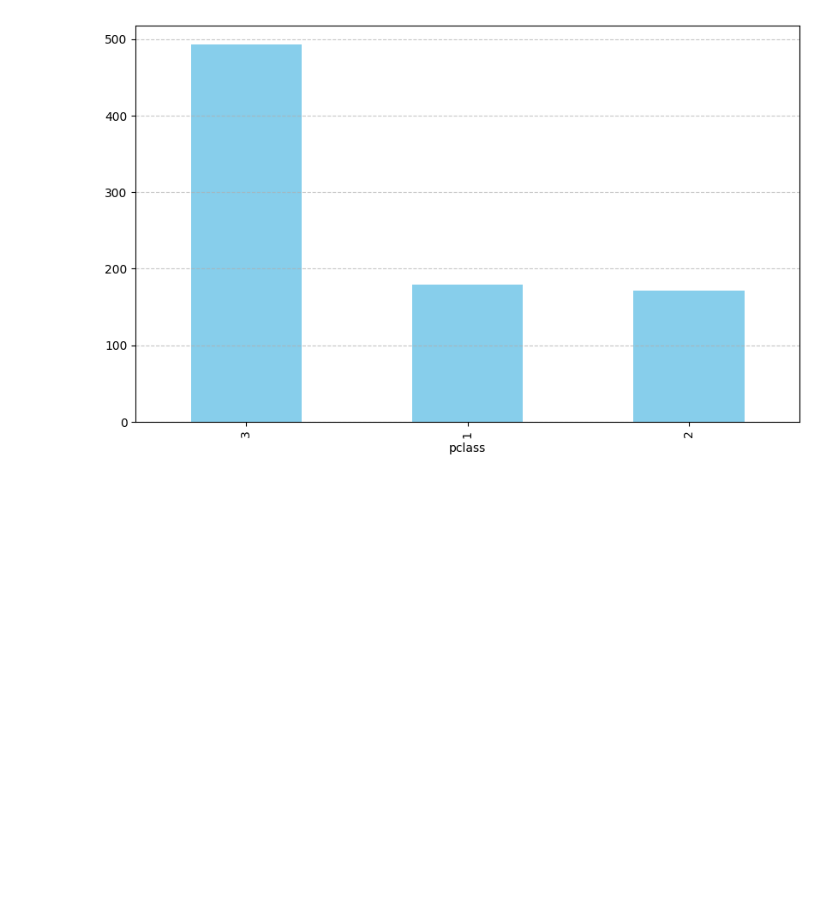
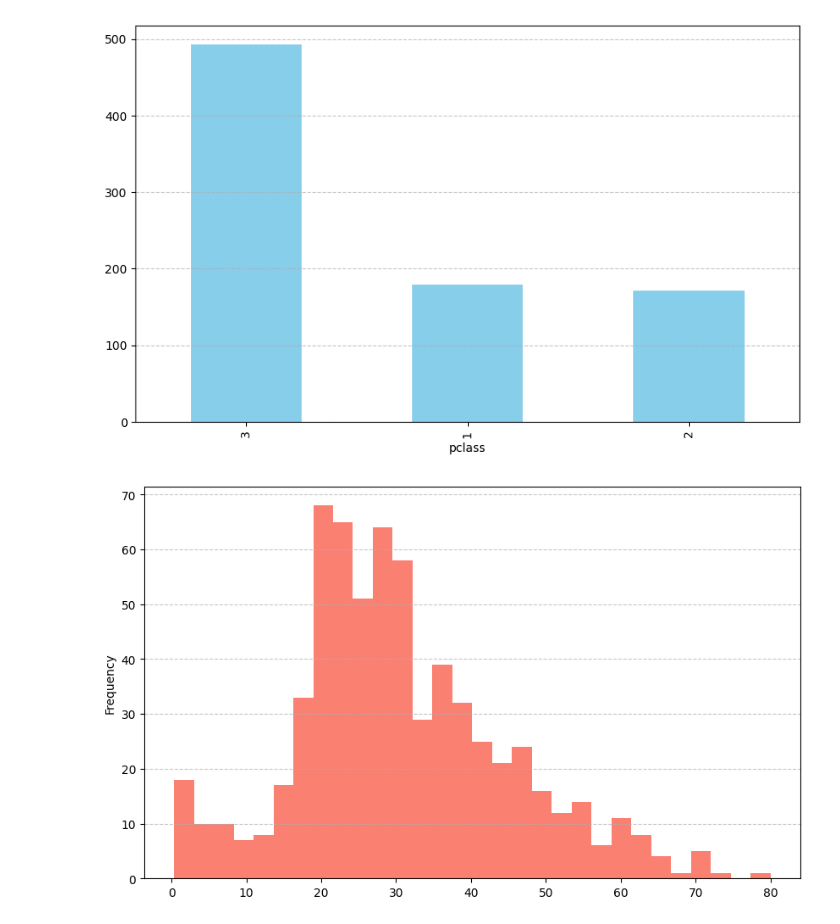
Before and after one commit to juliusbgr/git_kata, a Jupyter notebook: 01_eda.ipynb, the cells around one changed output. Cells and saved outputs as stored; diff of their text form; code cells hidden in the pictures; blank space fills up the shorter version.

Commit message:
age hist

```diff
--- a/01_eda.ipynb
+++ b/01_eda.ipynb
@@ -42,3 +42,9 @@ plt.grid(axis='y', linestyle='--', alpha=0.7)
 plt.show()
 # %% [output]
 [figure]
+# %%
+hist = df_clean['age'].plot(kind='hist', bins=30, figsize=(10, 6), color='salmon')
+plt.grid(axis='y', linestyle='--', alpha=0.7)
+plt.show()
+# %% [output]
+[figure, added]
```
